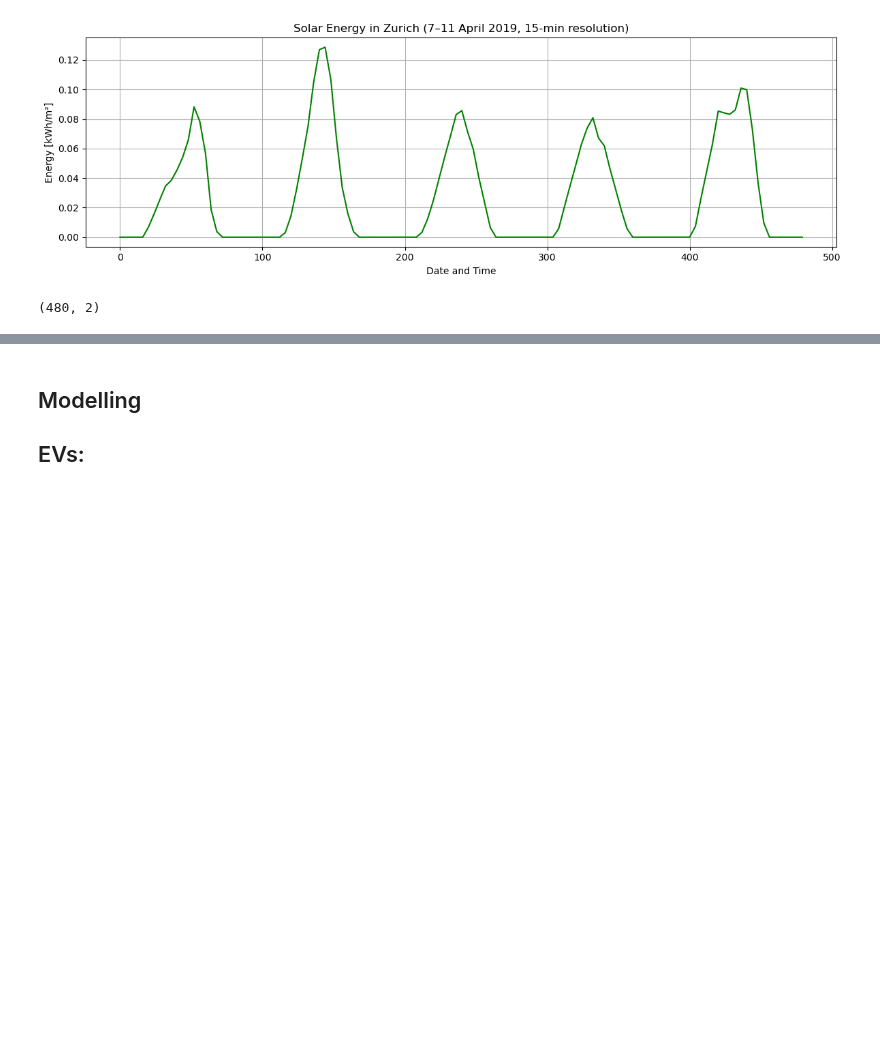
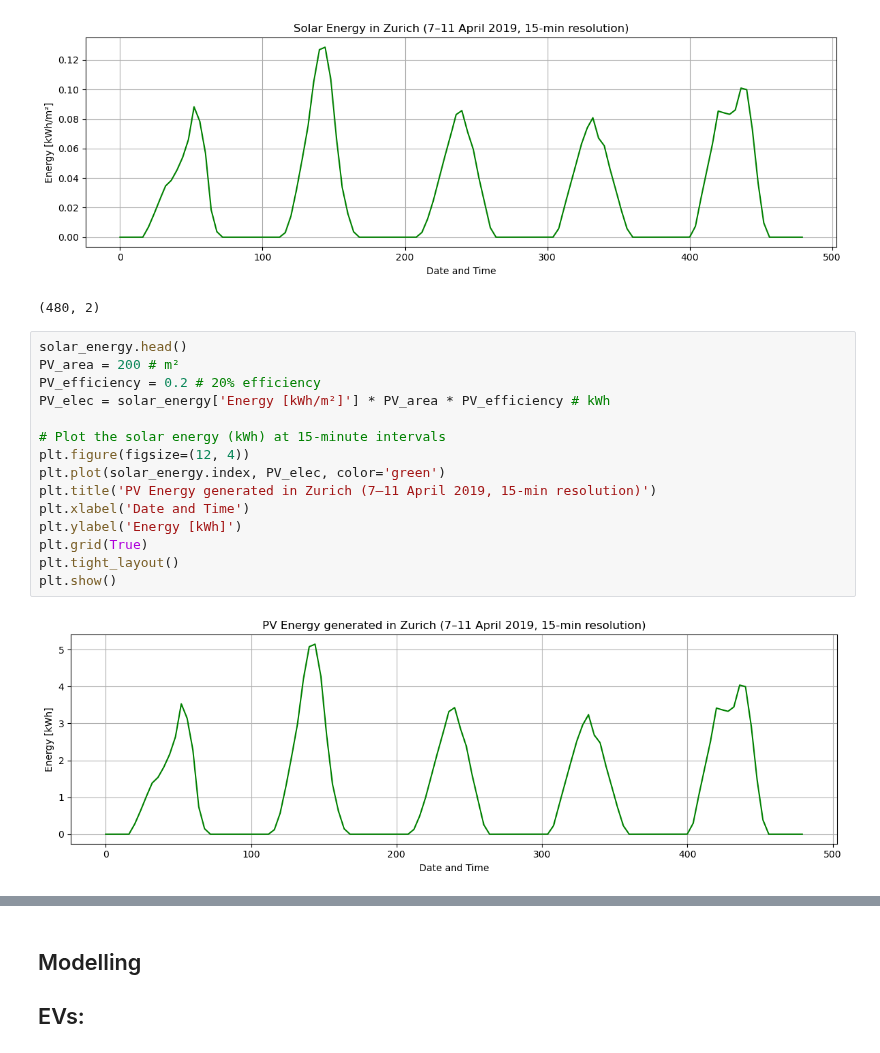
Before and after one commit to mauriacantoine/OptiDemandResponse, a Jupyter notebook: Project.ipynb, the cells around one changed output, grey strips where cells are left out. Saved outputs shown, nothing was run; the diff lists cells and outputs as text; blank space fills up the shorter version.

```diff
--- a/Project.ipynb
+++ b/Project.ipynb
@@ -31,3 +31,20 @@ print(solar_energy.shape)
 # %% [output]
 [figure]
 (480, 2)
+# %%
+solar_energy.head()
+PV_area = 200 # m²
+PV_efficiency = 0.2 # 20% efficiency
+PV_elec = solar_energy['Energy [kWh/m²]'] * PV_area * PV_efficiency # kWh
+
+# Plot the solar energy (kWh) at 15-minute intervals
+plt.figure(figsize=(12, 4))
+plt.plot(solar_energy.index, PV_elec, color='green')
+plt.title('PV Energy generated in Zurich (7–11 April 2019, 15-min resolution)')
+plt.xlabel('Date and Time')
+plt.ylabel('Energy [kWh]')
+plt.grid(True)
+plt.tight_layout()
+plt.show()
+# %% [output]
+[figure, added]
```
Also changed, not shown: parts of 1 cell of this notebook.
